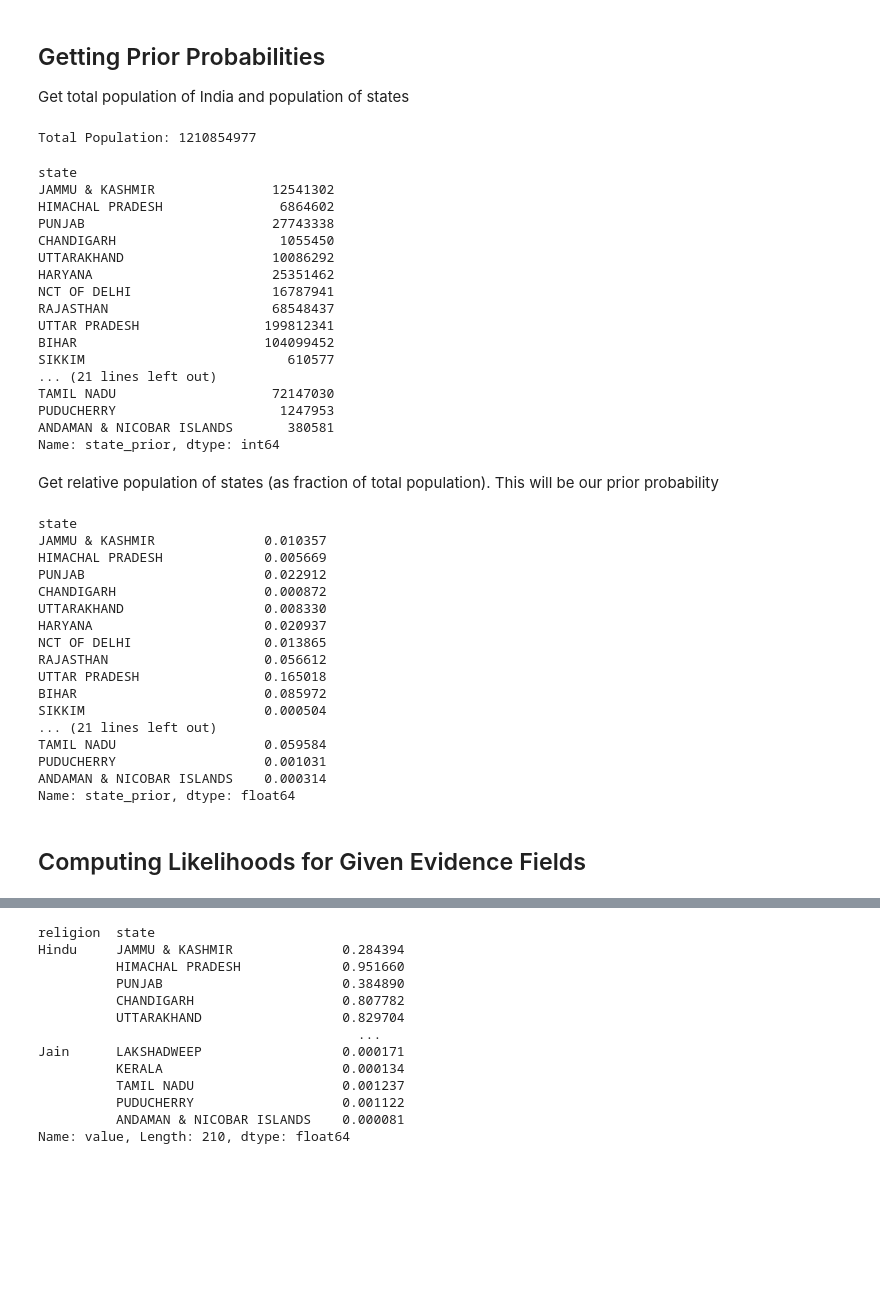
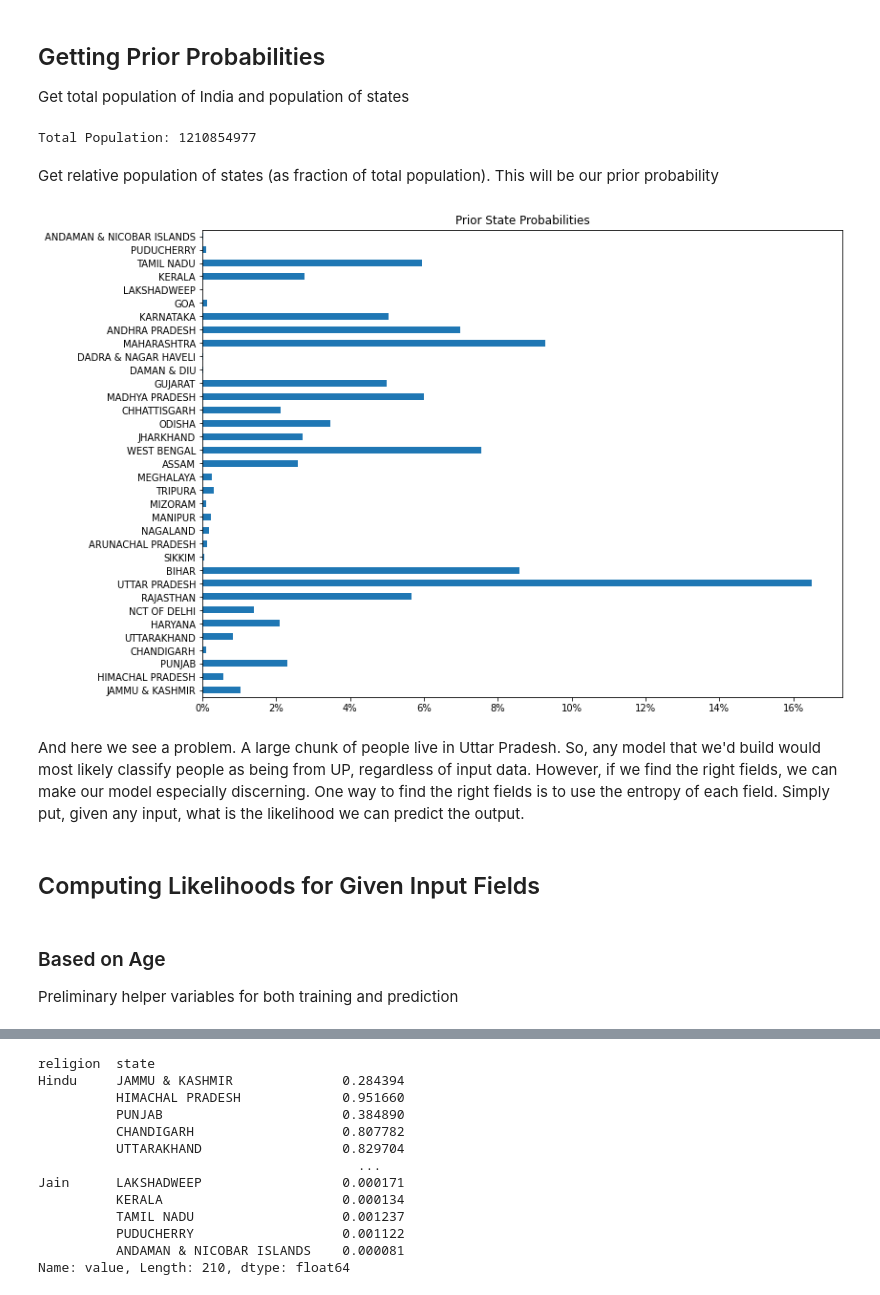
Before and after one commit to andydevs/andys-notebook, a Jupyter notebook: naive-bayes-india-state-prediction.ipynb, the cells around one changed output, grey strips where cells are left out. Drawn from its saved outputs; the diff is of its cells as text; code cells hidden in the pictures; blank space fills up the shorter version.

Commit message:
Add age field (considering using entropy at some point)

```diff
--- a/naive-bayes-india-state-prediction.ipynb
+++ b/naive-bayes-india-state-prediction.ipynb
@@ -138,51 +138,29 @@ state_populations = get_dataset('PC11_C01',
                                 religion='0',
                                 fields='state,value')
 state_populations = state_populations.set_index('state')['value']
-state_populations = state_populations.rename('state_prior')
-state_populations
 # %% [output]
 Total Population: 1210854977
-state
-JAMMU & KASHMIR               12541302
-HIMACHAL PRADESH               6864602
-PUNJAB                        27743338
-CHANDIGARH                     1055450
-UTTARAKHAND                   10086292
-HARYANA                       25351462
-NCT OF DELHI                  16787941
-RAJASTHAN                     68548437
-UTTAR PRADESH                199812341
-BIHAR                        104099452
-SIKKIM                          610577
-... (21 lines left out)
-TAMIL NADU                    72147030
-PUDUCHERRY                     1247953
-ANDAMAN & NICOBAR ISLANDS       380581
-Name: state_prior, dtype: int64
 # %% [markdown]
 Get relative population of states (as fraction of total population). This will be our prior probability
 # %%
 # Get state populations
 state_priors = state_populations / total_population
 state_priors = state_priors.rename('state_prior')
-state_priors
+
+# Plot those populations
+xticks = PercentFormatter(xmax=1, decimals=0)
+ax = state_priors.plot.barh(figsize=(12,9),
+                            title='Prior State Probabilities',
+                            ylabel='',
+                            xlabel='')
+ax.xaxis.set_major_formatter(xticks)
 # %% [output]
-state
-JAMMU & KASHMIR              0.010357
-HIMACHAL PRADESH             0.005669
-PUNJAB                       0.022912
-CHANDIGARH                   0.000872
-UTTARAKHAND                  0.008330
-HARYANA                      0.020937
-NCT OF DELHI                 0.013865
-RAJASTHAN                    0.056612
-UTTAR PRADESH                0.165018
-BIHAR                        0.085972
-SIKKIM                       0.000504
-... (21 lines left out)
-TAMIL NADU                   0.059584
-PUDUCHERRY                   0.001031
-ANDAMAN & NICOBAR ISLANDS    0.000314
-Name: state_prior, dtype: float64
+[figure, added]
+# %% [markdown]
+And here we see a problem. A large chunk of people live in Uttar Pradesh. So, any model that we'd build would most likely classify people as being from UP, regardless of input data. However, if we find the right fields, we can make our model especially discerning. One way to find the right fields is to use the entropy of each field. Simply put, given any input, what is the likelihood we can predict the output.
 # %% [markdown]
-## Computing Likelihoods for Given Evidence Fields
+## Computing Likelihoods for Given Input Fields
+# %% [markdown]
+### Based on Age
+
+Preliminary helper variables for both training and prediction
```
Also changed, not shown: parts of 13 cells of this notebook.
